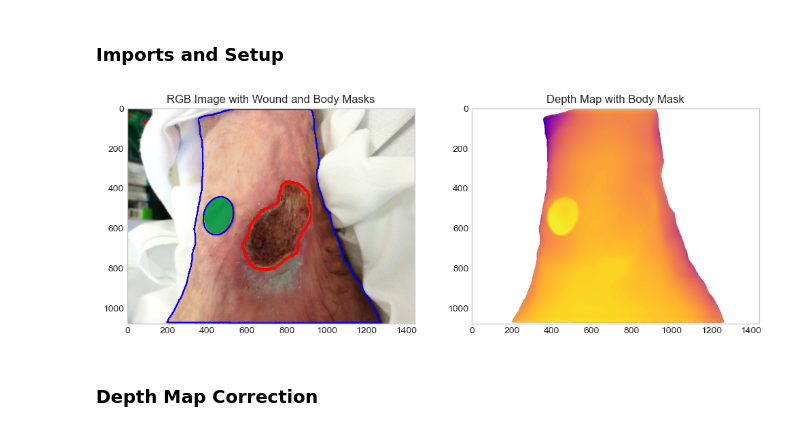
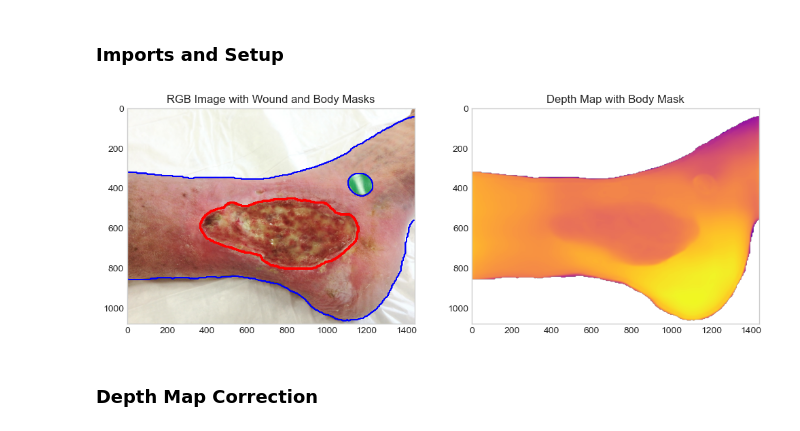
Before and after one commit to MPSVIRAJ/Wound-Border-Characterization, a Jupyter notebook: notebooks/01_pipeline_walkthrough.ipynb, the cells around one changed output. Drawn from its saved outputs; the diff is of its cells as text; code cells hidden in the pictures.

```diff
--- a/notebooks/01_pipeline_walkthrough.ipynb
+++ b/notebooks/01_pipeline_walkthrough.ipynb
@@ -18,8 +18,11 @@ image_id = ['-Lc_d-g4yyU44NLZYjLv.-Lc_dR6iUjsYfyL3NJc5.-Lc_dxMn-GvgO7lEfgfE',
             '-LeGr5GgY30JbjHXHI69.-LeGrASzOiaSf8oHM-pF.-LeGrt6CF6EZBfcZFwqY',
             '-Leujocx_cjh-Ci6MrBu.-NLUo7sNx6hp4uSLWSwI.-NQ-6HHv1xoKIDy48blM',
             '-LcjI5OGPRxeAj_JwEb0.-LcjISTwgjaAZF_xYXxT.-LjFh4DROm9CaNMN6ic9',
-            '-N3TKnmASS39_DJZaHma.-N3TNrRY-7i9dZsKTiNn.-NiZ5C4oQu0AO2-_l9Ht']
-name = image_id[3]
+            '-N3TKnmASS39_DJZaHma.-N3TNrRY-7i9dZsKTiNn.-NiZ5C4oQu0AO2-_l9Ht',
+            '-Lhi_hQB4d9hP668bC18.-NJnbybnfglLVaLUOmiV.-NgwWJRXkA2muUtVxY_z',
+            '-M35d0uzr43_bDVtxzZM.-M35g79baxFHVw023Hxq.-M3p1lyUJlHMfR8bNax5',
+            '-MB36N6_Jo_H_Xp9V7-e.-MB37JPcRvm_osel5rIj.-MmHbjo50LFUqzyA1Idp']
+name = image_id[6]
 
 DATA_PATH = f'../data'
 
@@ -27,34 +30,34 @@ IMAGE_PATH = f'{DATA_PATH}/images/{name}.png'
 WOUND_MASK_PATH = f'{DATA_PATH}/wound_masks/{name}.png'
 BODY_MASK_PATH = f'{DATA_PATH}/body_masks/{name}.png'
 MARKER_MASK_PATH = f'{DATA_PATH}/marker_masks/{name}.png'
 DEPTH_MAP_PATH = f'{DATA_PATH}/depth_maps/{name}.png'
 
 
 image = cv2.imread(IMAGE_PATH)[..., ::-1]
 wound = cv2.imread(WOUND_MASK_PATH, cv2.IMREAD_GRAYSCALE)
 body = cv2.imread(BODY_MASK_PATH, cv2.IMREAD_GRAYSCALE)
 depth= cv2.imread(DEPTH_MAP_PATH, cv2.IMREAD_ANYDEPTH)
 marker = cv2.imread(MARKER_MASK_PATH, cv2.IMREAD_GRAYSCALE)
 
 depth = cv2.bitwise_and(depth, depth, mask=body)
 
 if not marker is None:
     depath = cv2.bitwise_and(depth, depth, mask=~marker)
     body = cv2.bitwise_and(body, body, mask=~marker)
 
 
 fig, (ax1,ax2) = plt.subplots(1, 2, figsize=(12, 6))
 ax1.imshow(image)
 ax1.grid(False) # <--- Explicitly turn off grid
 ax1.contour(wound, colors='red', linewidths=2)
 ax1.contour(body, colors='blue', linewidths=1)
 ax1.set_title("RGB Image with Wound and Body Masks")
 
 ax2.imshow(np.where(depth != 0, depth, np.nan), cmap='plasma_r')
 ax2.set_title("Depth Map with Body Mask")
 ax2.grid(False) # <--- Explicitly turn off grid
 # %% [output]
-[figure, old version]
+[figure, new version]
 # %% [markdown]
 ### Depth Map Correction
 # %%
```
Also changed, not shown: parts of 8 cells of this notebook.
